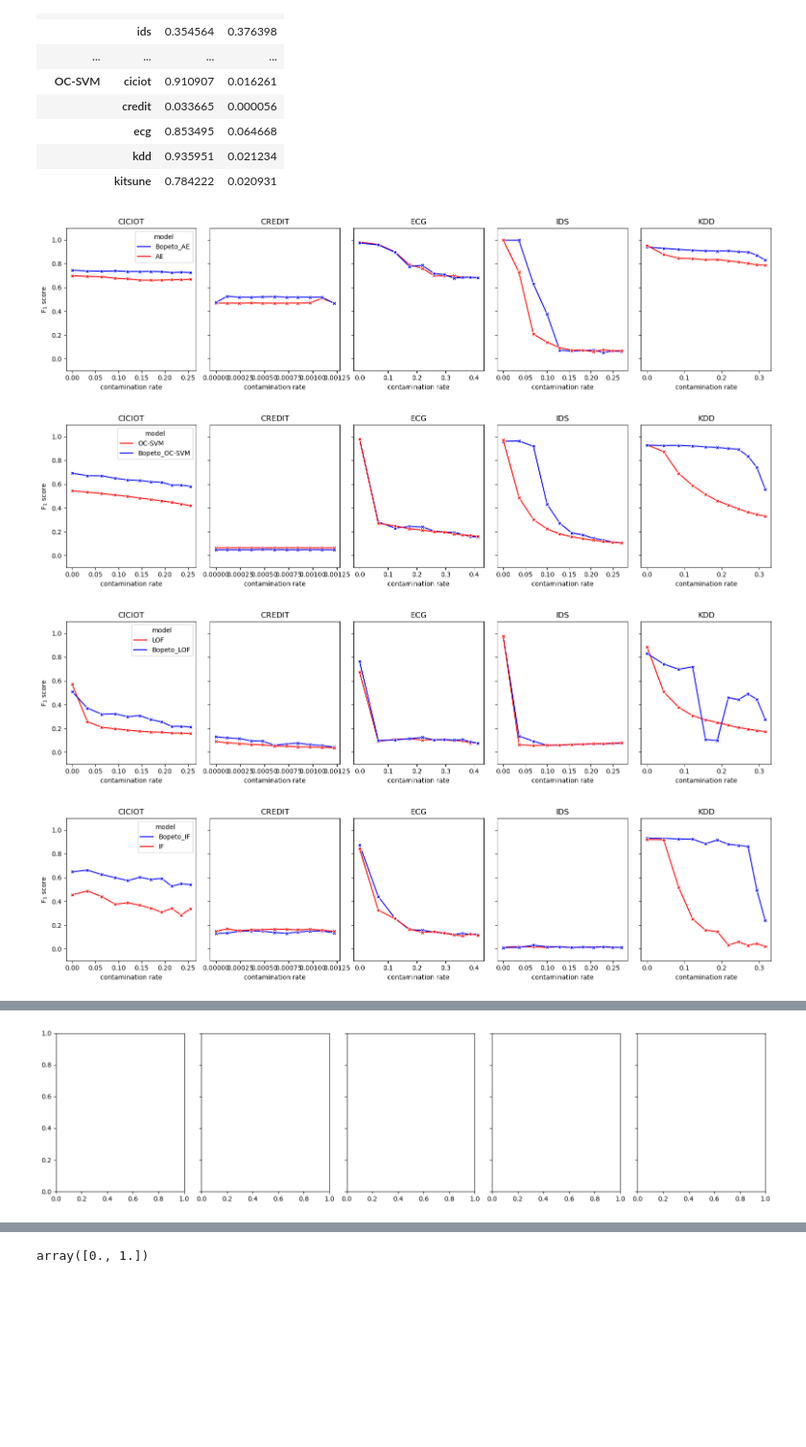
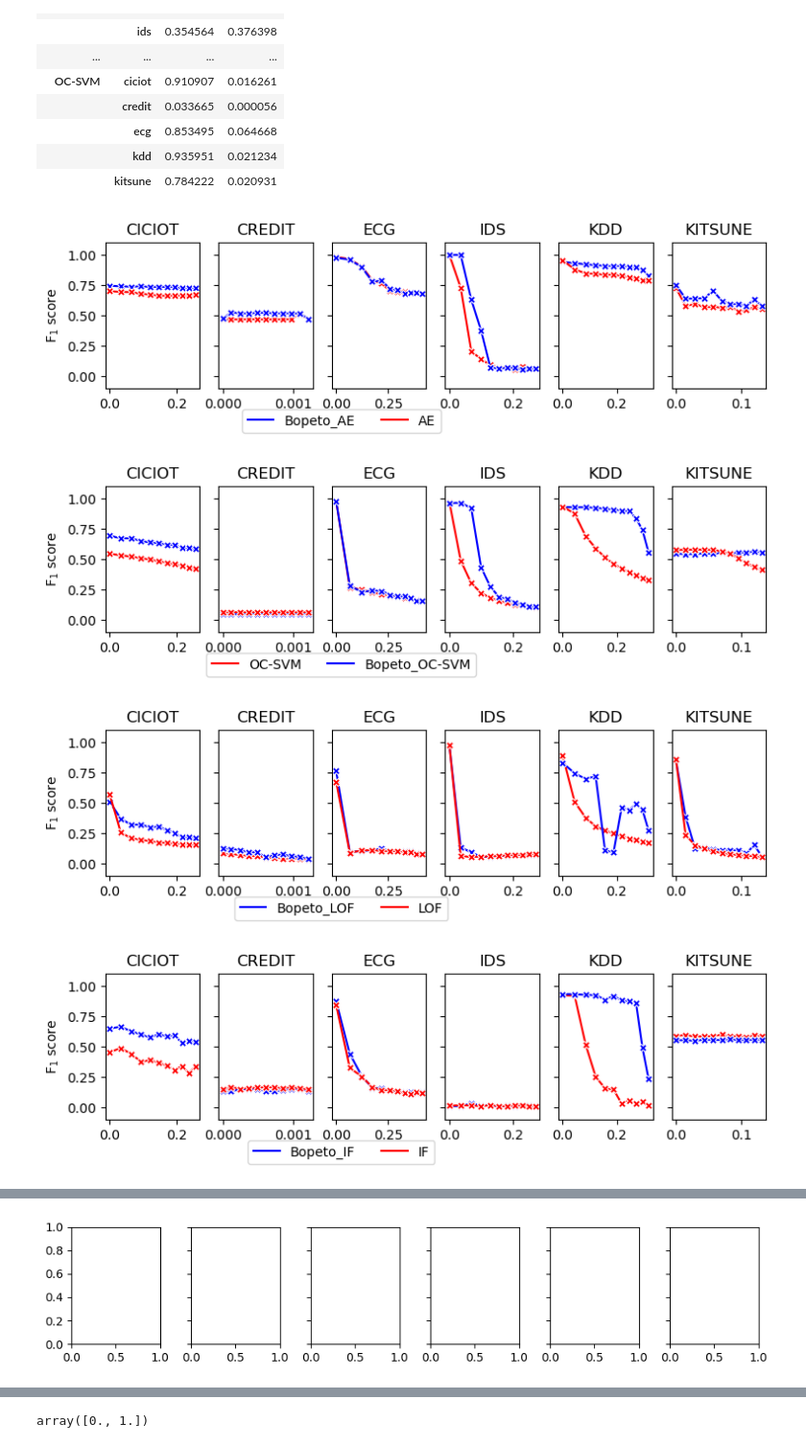
Before and after one commit to jmf-mas/jmf_bopeto, a Jupyter notebook: outputs/plots.ipynb, the cells around one changed output, grey strips where cells are left out. Shown at 96% size. Drawn from its saved outputs; the diff is of its cells as text; code cells hidden in the pictures; blank space fills up the shorter version.

```diff
--- a/outputs/plots.ipynb
+++ b/outputs/plots.ipynb
@@ -130,11 +130,11 @@ df_1 = pd.read_csv("performances_ids_AE.csv")
 df_2 = pd.read_csv("performances_ids_OC-SVM.csv")
 df_3 = pd.read_csv("performances_ids_LOF.csv")
 df_4 = pd.read_csv("performances_ids_IF.csv")
-#df_5 = pd.read_csv("performances_ids_SVDD.csv")
-#df_6 = pd.read_csv("performances_ids_DSEBM.csv")
+df_5 = pd.read_csv("performances_ids_svdd.csv")
+df_6 = pd.read_csv("performances_ids_dsebm.csv")
 #df_7 = pd.read_csv("performances_ids_ALAD.csv")
 #df_8 = pd.read_csv("performances_ids_DAGMM.csv")
-df_ids = pd.concat([df_1, df_2,  df_3, df_4], axis=0, ignore_index=True)
+df_ids = pd.concat([df_1, df_2,  df_3, df_4, df_5, df_6], axis=0, ignore_index=True)
 # %%
 df_1 = pd.read_csv("performances_ecg_AE.csv")
 df_2 = pd.read_csv("performances_ecg_OC-SVM.csv")
@@ -150,11 +150,11 @@ df_1 = pd.read_csv("performances_credit_AE.csv")
 df_2 = pd.read_csv("performances_credit_OC-SVM.csv")
 df_3 = pd.read_csv("performances_credit_LOF.csv")
 df_4 = pd.read_csv("performances_credit_IF.csv")
-#df_5 = pd.read_csv("performances_credit_svdd.csv")
-#df_6 = pd.read_csv("performances_credit_dsebm.csv")
+df_5 = pd.read_csv("performances_credit_svdd.csv")
+df_6 = pd.read_csv("performances_credit_dsebm.csv")
 #df_7 = pd.read_csv("performances_credit_alad.csv")
 #df_8 = pd.read_csv("performances_credit_DAGMM.csv")
-df_credit = pd.concat([df_1, df_2, df_3, df_4], axis=0, ignore_index=True)
+df_credit = pd.concat([df_1, df_2, df_3, df_4, df_5, df_6], axis=0, ignore_index=True)
 # %%
 df_perf = pd.concat([df_kdd, df_kitsune, df_ciciot, df_ecg, df_ids, df_credit], axis=0, ignore_index=True)
 df_perf = df_perf.sort_values(by='dataset')
@@ -173,7 +173,7 @@ color_palette_ = {
     "IF": "blue",
     "LOF": "red",
     "OC-SVM": "green",
-    "AE": "yellow",
+    "AE": "magenta",
     "dsebm": "gray",
     "alad": "brown",
     "svdd": "purple",
@@ -185,7 +185,7 @@ for metric in metrics:
     for i, (ax, (subplot, df_group)) in enumerate(zip(axes, degration.groupby('dataset'))):
         sns.lineplot(data=df_group, x=df_group.contamination, y=metric, hue='model', ax=ax, marker='X', palette=color_palette_)
         ax.set_title(f'{subplot}'.upper())
-        ax.set_xlabel('ith contamination')
+        ax.set_xlabel('')
         ax.set_xticks([])
         if metric=="f1":
             ax.set_ylabel(r'F$_1$ score')
@@ -354,7 +354,7 @@ color_palette = {
     "kdd": "blue",
     "ecg": "red",
     "credit": "green",
-    "ciciot": "yellow",
+    "ciciot": "magenta",
     "ids": "gray",
     "kitsune": "brown"
 }
@@ -364,7 +364,7 @@ for metric in metrics:
     for i, (ax, (subplot, df_group)) in enumerate(zip(axes, robustness.groupby('model'))):
         sns.lineplot(data=df_group, x=df_group.id, y=metric, hue='dataset', ax=ax, marker='X', palette=color_palette)
         ax.set_title(f'{subplot}'.upper())
-        ax.set_xlabel('ith contamination')
+        ax.set_xlabel('')
         ax.axhline(y=0, color='black', linestyle='--', linewidth=0.8)
         ax.set_xticks([])
         if metric=="f1":
@@ -413,27 +413,29 @@ df_perf.groupby(['model', 'dataset'])['precision'].agg(['mean', 'std'])
 # %%
 for metric in metrics:
     for model in models:
         palette ={'Bopeto_'+model: 'blue', model: 'red'}
         robustness = df_perf[df_perf['model'].str.contains(model)]
         robustness = robustness.sort_values(by='dataset')
-        fig, axes = plt.subplots(ncols=5, figsize=(16, 4), sharey=True)
+        fig, axes = plt.subplots(ncols=6, figsize=(9, 2), sharey=True)
         for i, (ax, (subplot, df_group)) in enumerate(zip(axes, robustness.groupby('dataset'))):
             sns.lineplot(data=df_group, x=df_group.contamination, y=metric, hue='model', ax=ax, marker='X', palette=palette)
             ax.set_title(f'{subplot}'.upper())
-            ax.set_xlabel('contamination rate')
+            ax.set_xlabel('')
             if metric=="f1":
                 ax.set_ylabel(r'F$_1$ score')
             else:
                 ax.set_ylabel(metric)
             ax.set_ylim(-0.1, 1.1)
 
             if i != 0:
                 ax.legend().remove()
+            else:
+                ax.legend(loc='lower center', bbox_to_anchor=(2.5, -0.35), ncol=2)
         plt.tight_layout()
         plt.savefig(model+"_"+metric+"_robustness.pdf")
         plt.show()
 # %% [output]
-[figure, old version]
+[figure, new version]
-[figure, old version]
+[figure, new version]
-[figure, old version]
+[figure, new version]
-[figure, old version]
+[figure, new version]
@@ -443 +445 @@ for metric in metrics:
-[figure, old version]
+[figure, new version]
```
Also changed, not shown: parts of 14 cells of this notebook, 10 other files.
